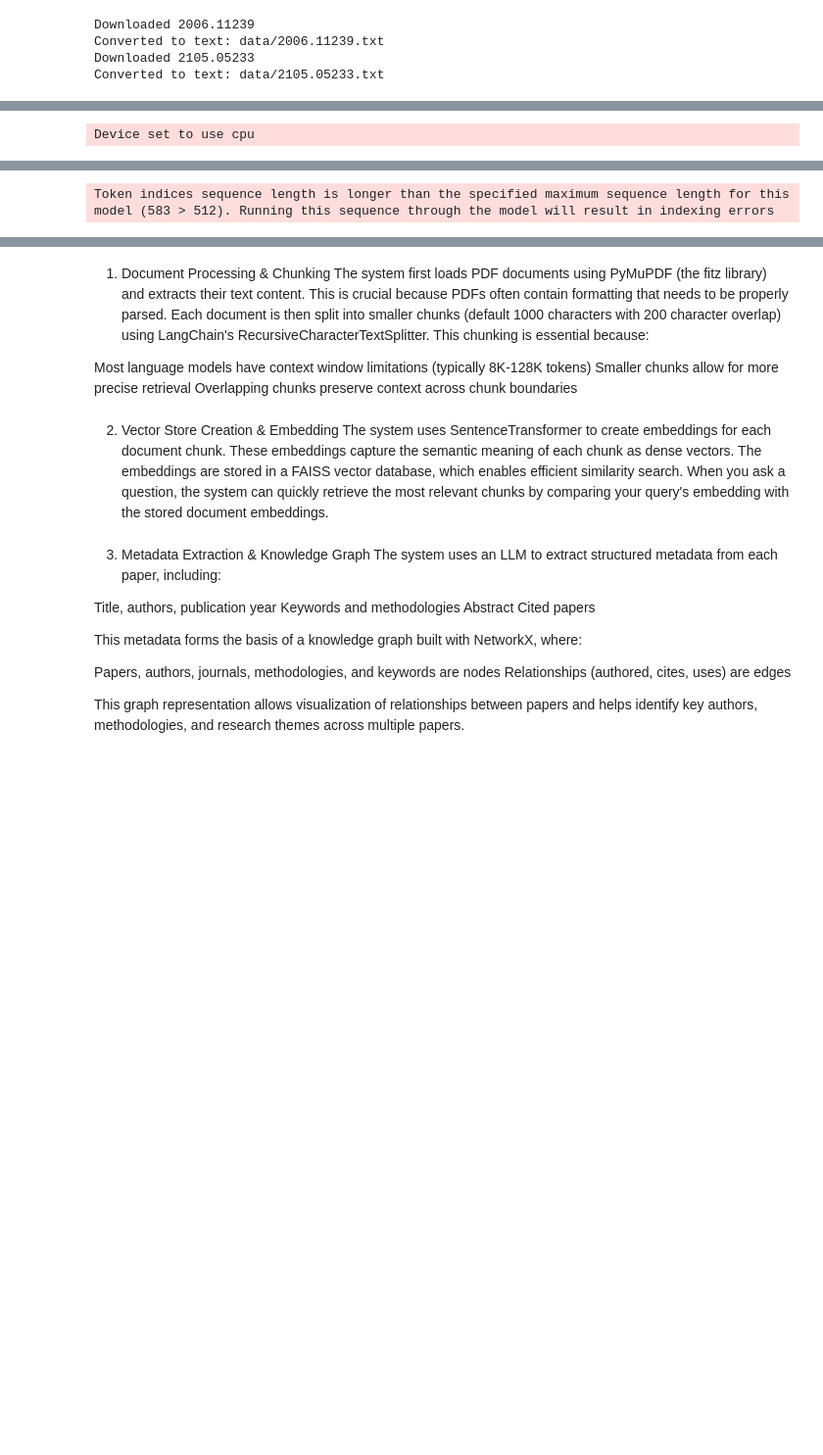
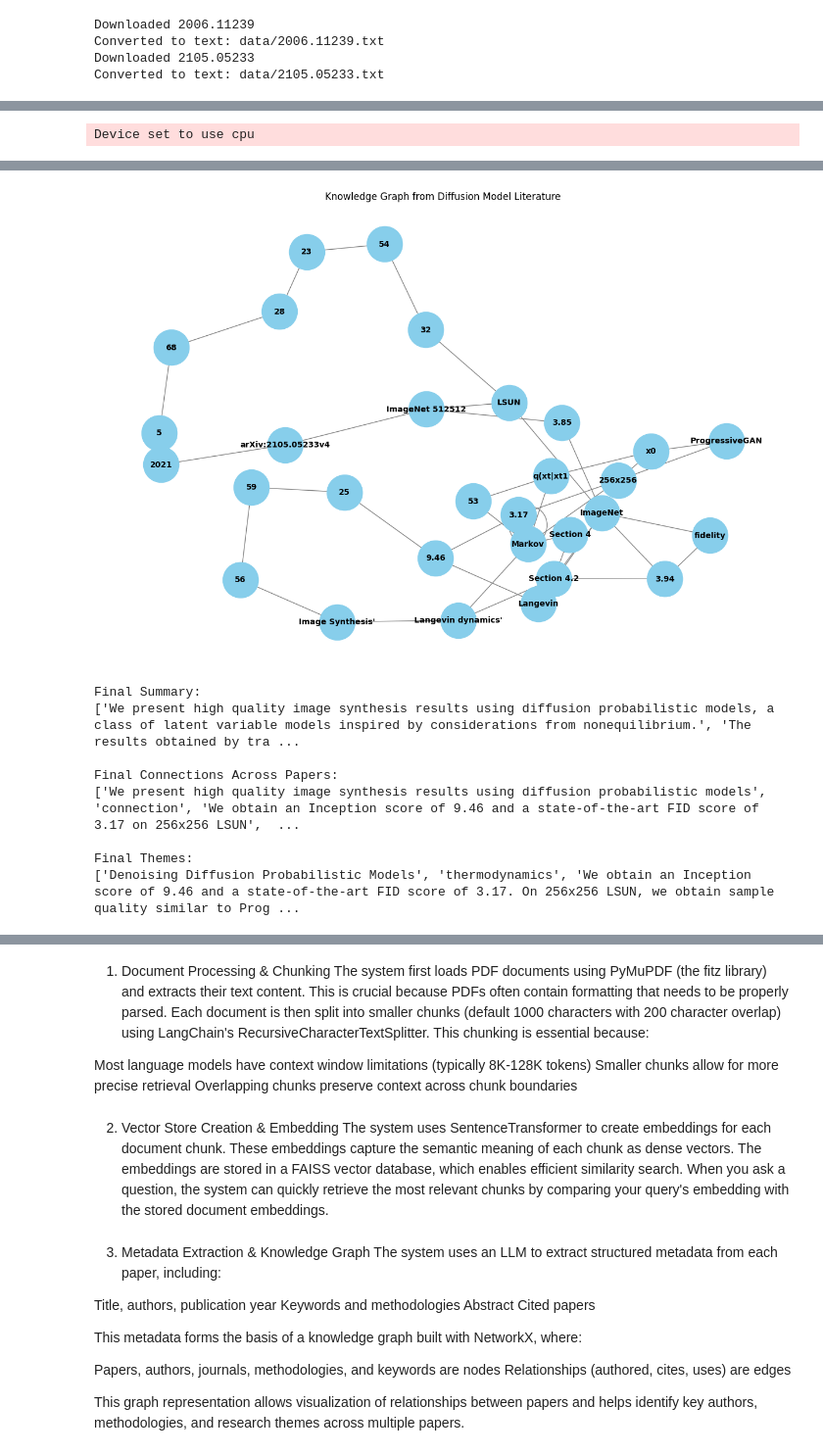
Before and after one commit to apoorvapu/data_science, a Jupyter notebook: RAG-literatureReview.ipynb, the cells around one changed output, grey strips where cells are left out. Shown at 98% size. Drawn from its saved outputs; the diff is of its cells as text; code cells hidden in the pictures; blank space fills up the shorter version.

```diff
--- a/RAG-literatureReview.ipynb
+++ b/RAG-literatureReview.ipynb
@@ -108,13 +114,13 @@ def load_document(file_path):
     return loader.load()  # This returns a list of documents, but we only need one document per file
 
 # Split the document into chunks ensuring each chunk is under the token limit
-def split_document(doc, chunk_size=512, chunk_overlap=100):
-    # Ensure the document passed is in the correct format
-    if isinstance(doc, list):  # Handle list of documents (from TextLoader)
-        doc = doc[0]  # Take the first document (we assume one per file)
+def split_document(docs, chunk_size=400, chunk_overlap=50):
+    # Make sure docs is always a list
+    if not isinstance(docs, list):
+        docs = [docs]
 
     splitter = RecursiveCharacterTextSplitter(chunk_size=chunk_size, chunk_overlap=chunk_overlap)
-    return splitter.split_documents([doc])  # Convert doc to a list of one document
+    return splitter.split_documents(docs)
 
 # Vector store (use sentence embeddings)
 def create_faiss_index(docs):
@@ -133,46 +139,39 @@ def load_llm():
 def build_qa_chain(llm, vectorstore):
     return RetrievalQA.from_chain_type(llm=llm, retriever=vectorstore.as_retriever(), chain_type="stuff")
 
-# Analyze a single document in chunks and store results
-def analyze_document(llm, qa, doc, batch_size=2):
+# Analyze a single document in chunks and store results with a chunk limit
+def analyze_document(llm, docs, batch_size=2, max_chunks=10):  # Added max_chunks for truncation
     results = {}
-    # Split the document into chunks
-    chunks = split_document(doc)
+    chunks = split_document(docs)
+    chunks = chunks[:max_chunks]  # Limit the number of chunks
 
-    # Initialize vectorstore for the document
-    vectorstore = create_faiss_index(chunks)
-    qa_chain = build_qa_chain(llm, vectorstore)
-
-    # Process each chunk in batches
     for i in range(0, len(chunks), batch_size):
-        batch = chunks[i:i+batch_size]
-
+        batch = chunks[i:i + batch_size]
         for chunk in batch:
             print(f"\n🔍 Analyzing Chunk...")
             questions = [
-                ("Summary", "Summarize the key contributions of each paper."),
-                ("Connections", "Identify connections between authors, shared references or methods across the papers."),
-                ("Themes", "What are the key research themes in these papers on diffusion models?")
+                ("Summary", "Summarize the key contributions of this passage."),
+                ("Connections", "Identify connections between authors, shared references or methods in this passage."),
+                ("Themes", "What are the key research themes in this passage?")
             ]
 
             chunk_results = {}
             for label, q in questions:
                 print(f"\n🔍 {label}:")
                 try:
-                    result = qa_chain.run(q)  # Here, only the query (q) is passed
-                    print(result)
-                    chunk_results[label] = result
+                    prompt = f"{q}\n\nPassage:\n{chunk.page_content}"
+                    response = llm.__call__(prompt)  # Using __call__ instead of invoke()
+                    print(response)
+                    chunk_results[label] = response
                 except Exception as e:
                     print(f"Error during processing question {label}: {e}")
                     chunk_results[label] = "Error processing the question"
 
-            # Combine chunk results for each task
             for label, result in chunk_results.items():
                 if label not in results:
                     results[label] = []
                 results[label].append(result)
 
-        # Explicit garbage collection after processing each batch to free memory
         del batch
         gc.collect()
 
@@ -199,7 +198,7 @@ def plot_graph(G):
     plt.show()
 
 # Main pipeline
-def process_all_documents(data_dir="data"):
+def process_all_documents(data_dir="data", max_chunks=10):  # Add max_chunks to limit chunks for faster processing
     files = glob.glob(os.path.join(data_dir, "*.txt"))
     results = {}
 
@@ -212,7 +211,7 @@ def process_all_documents(data_dir="data"):
 
         # Load and analyze the document
         doc = load_document(file_path)
-        doc_results = analyze_document(llm, qa=None, doc=doc, batch_size=2)
+        doc_results = analyze_document(llm, docs=doc, batch_size=2, max_chunks=max_chunks)
 
         # Combine document results
         for key, value in doc_results.items():
@@ -226,18 +225,32 @@ def process_all_documents(data_dir="data"):
 
     # Combine the results into one string for each task
     for label in results:
-        results[label] = " ".join(results[label])
+        # Flatten any nested lists and convert each item to a string
+        results[label] = " ".join(str(item) for item in results[label])
 
     return results
 
 
 # Main execution
-results = process_all_documents(data_dir="data")
+results = process_all_documents(data_dir="data", max_chunks=10)  # Limit the number of chunks for faster processing
+
+# Final summaries for connections, themes, and summary
+final_connections = results.get("Connections", "")
+final_themes = results.get("Themes", "")
+final_summary = results.get("Summary", "")
 
 # Build and show knowledge graph from combined text
-all_text = "\n".join(results.values())
+all_text = "\n".join([final_connections, final_themes, final_summary])
 G = build_knowledge_graph(all_text)
 plot_graph(G)
+
+# Print the final summaries
+print("\nFinal Summary:")
+print(final_summary)
+print("\nFinal Connections Across Papers:")
+print(final_connections)
+print("\nFinal Themes:")
+print(final_themes)
 # %% [output]
 Device set to use cpu
 🔍 Processing Document: data/2006.11239.txt
@@ -244 +273,9 @@ Device set to use cpu
+[figure, added]
-Token indices sequence length is longer than the specified maximum sequence length for this model (583 > 512). Running this sequence through the model will result in indexing errors
+Final Summary:
+['We present high quality image synthesis results using diffusion probabilistic models, a class of latent variable models inspired by considerations from nonequilibrium.', 'The results obtained by tra ...
+
+Final Connections Across Papers:
+['We present high quality image synthesis results using diffusion probabilistic models', 'connection', 'We obtain an Inception score of 9.46 and a state-of-the-art FID score of 3.17 on 256x256 LSUN',  ...
+
+Final Themes:
+['Denoising Diffusion Probabilistic Models', 'thermodynamics', 'We obtain an Inception score of 9.46 and a state-of-the-art FID score of 3.17. On 256x256 LSUN, we obtain sample quality similar to Prog ...
```
Also changed, not shown: parts of 4 cells of this notebook.
